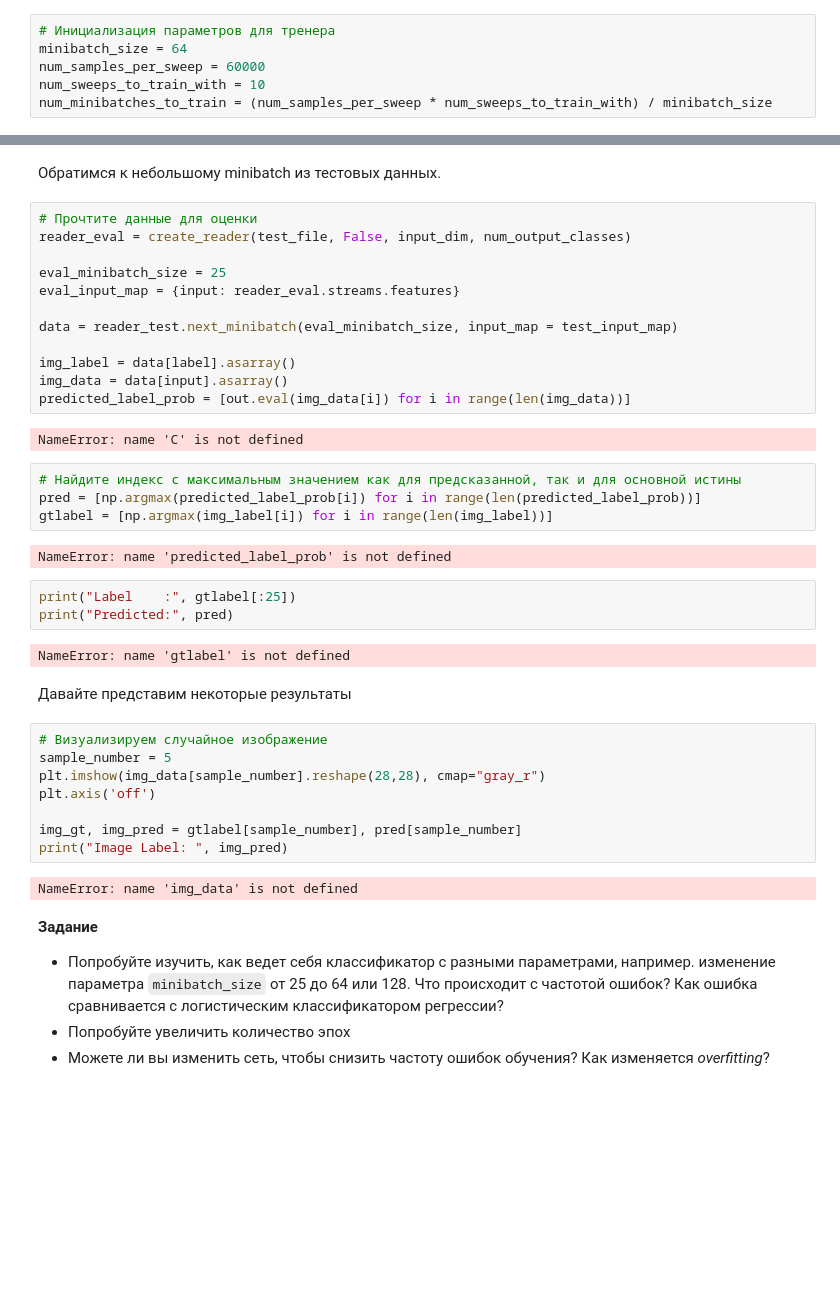
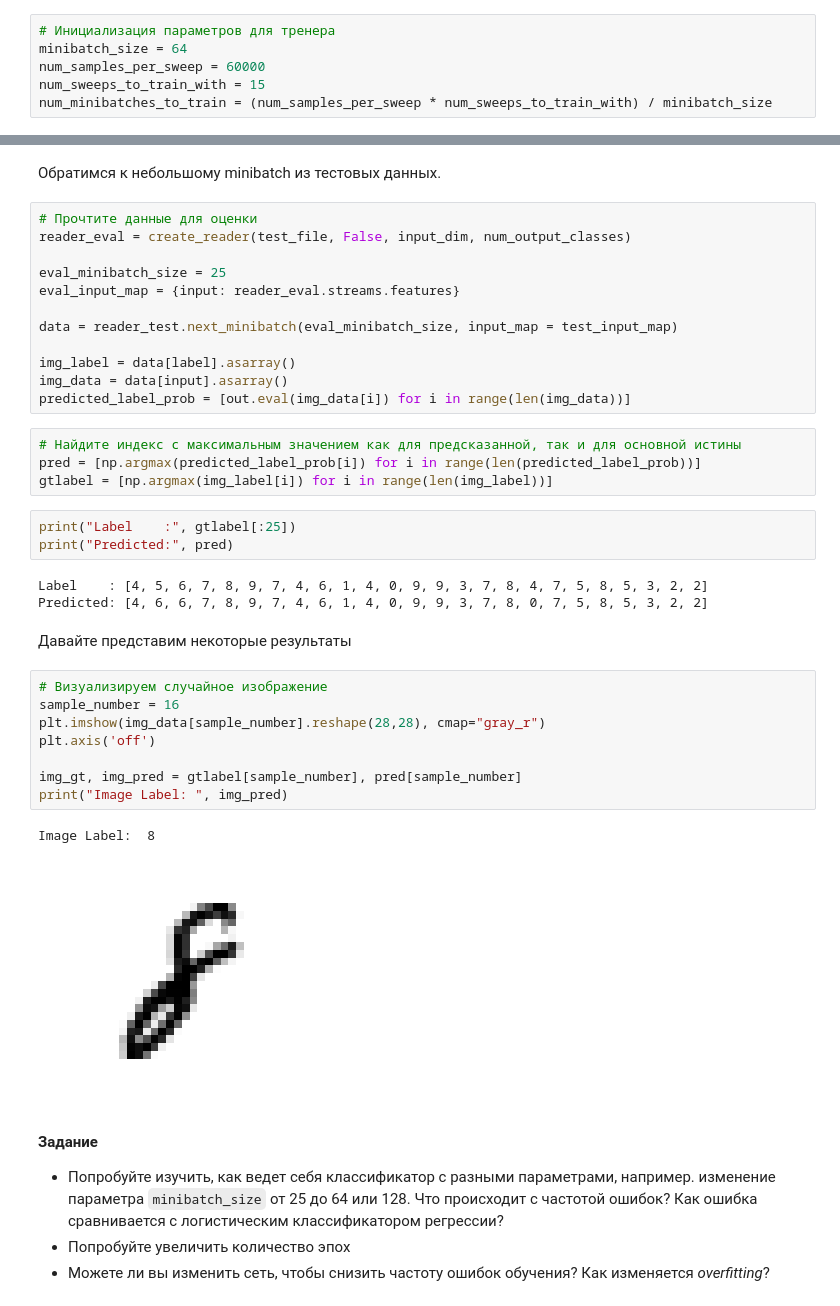
Before and after one commit to World-Speak/CNTK_RU, a Jupyter notebook: CNTK_103C_MNIST_MultiLayerPerceptron_Ru.ipynb, the cells around one changed output, grey strips where cells are left out. Saved outputs shown, nothing was run; the diff lists cells and outputs as text; blank space fills up the shorter version.

```diff
--- a/CNTK_103C_MNIST_MultiLayerPerceptron_Ru.ipynb
+++ b/CNTK_103C_MNIST_MultiLayerPerceptron_Ru.ipynb
@@ -221,7 +207,7 @@ def print_training_progress(trainer, mb, frequency, verbose=1):
 # Инициализация параметров для тренера
 minibatch_size = 64
 num_samples_per_sweep = 60000
-num_sweeps_to_train_with = 10
+num_sweeps_to_train_with = 15
 num_minibatches_to_train = (num_samples_per_sweep * num_sweeps_to_train_with) / minibatch_size
 # %%
 # Создайте reader  для набора данных обучения
@@ -340,31 +341,29 @@ data = reader_test.next_minibatch(eval_minibatch_size, input_map = test_input_ma
 img_label = data[label].asarray()
 img_data = data[input].asarray()
 predicted_label_prob = [out.eval(img_data[i]) for i in range(len(img_data))]
-# %% [output]
-NameError: name 'C' is not defined
 # %%
 # Найдите индекс с максимальным значением как для предсказанной, так и для основной истины
 pred = [np.argmax(predicted_label_prob[i]) for i in range(len(predicted_label_prob))]
 gtlabel = [np.argmax(img_label[i]) for i in range(len(img_label))]
-# %% [output]
-NameError: name 'predicted_label_prob' is not defined
 # %%
 print("Label    :", gtlabel[:25])
 print("Predicted:", pred)
 # %% [output]
-NameError: name 'gtlabel' is not defined
+Label    : [4, 5, 6, 7, 8, 9, 7, 4, 6, 1, 4, 0, 9, 9, 3, 7, 8, 4, 7, 5, 8, 5, 3, 2, 2]
+Predicted: [4, 6, 6, 7, 8, 9, 7, 4, 6, 1, 4, 0, 9, 9, 3, 7, 8, 0, 7, 5, 8, 5, 3, 2, 2]
 # %% [markdown]
 Давайте представим некоторые результаты
 # %%
 # Визуализируем случайное изображение
-sample_number = 5
+sample_number = 16
 plt.imshow(img_data[sample_number].reshape(28,28), cmap="gray_r")
 plt.axis('off')
 
 img_gt, img_pred = gtlabel[sample_number], pred[sample_number]
 print("Image Label: ", img_pred)
 # %% [output]
-NameError: name 'img_data' is not defined
+Image Label:  8
+[figure, added]
 # %% [markdown]
 **Задание**
 -  Попробуйте изучить, как ведет себя классификатор с разными параметрами, например. изменение параметра `minibatch_size` от 25 до 64 или 128. Что происходит с частотой ошибок? Как ошибка сравнивается с логистическим классификатором регрессии?
```
Also changed, not shown: parts of 11 cells of this notebook.
